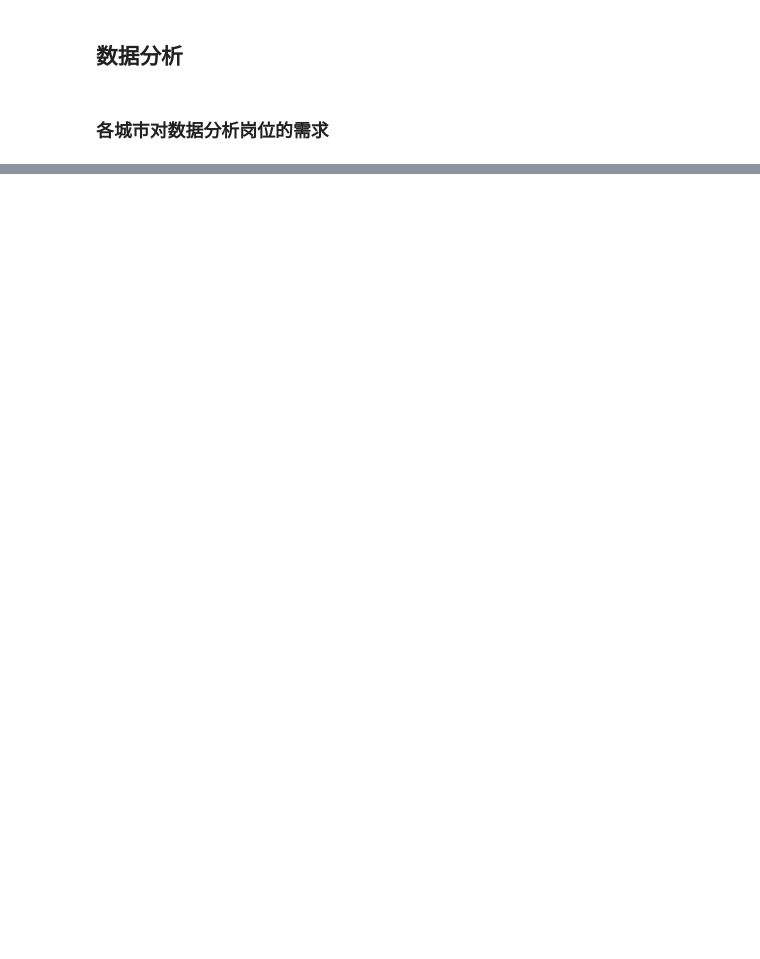
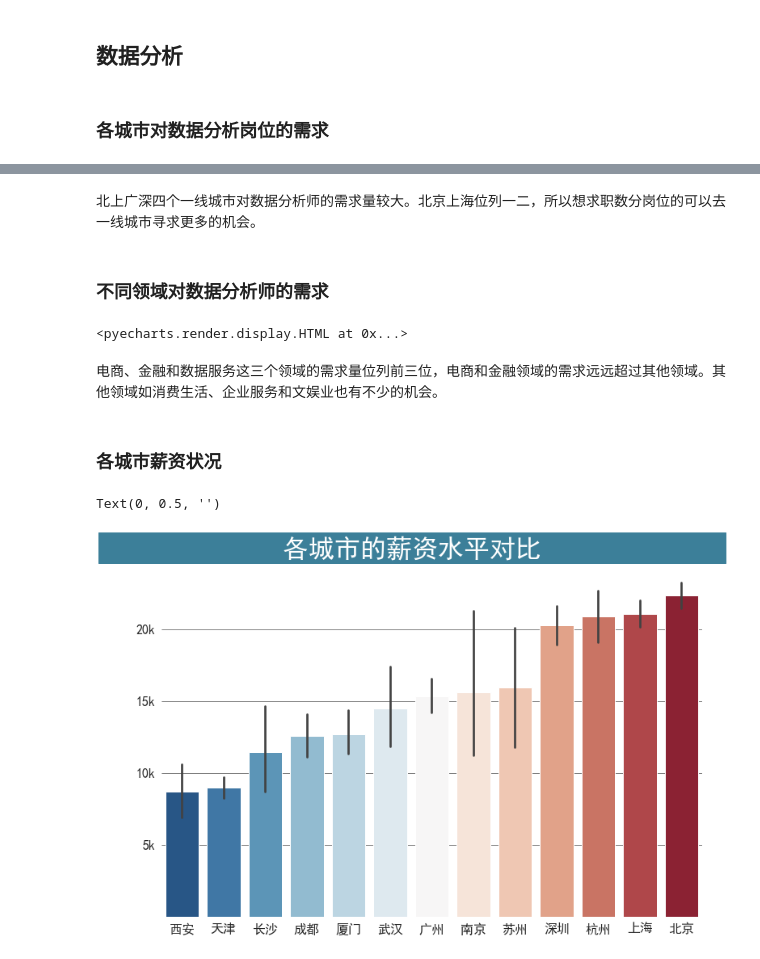
Before and after one commit to Suspect-wu/-, a Jupyter notebook: main.ipynb, the cells around one changed output, grey strips where cells are left out. Saved outputs shown, nothing was run; the diff lists cells and outputs as text; code cells hidden in the pictures; blank space fills up the shorter version.

```diff
--- a/main.ipynb
+++ b/main.ipynb
@@ -185,0 +145,46 @@ bar.render_notebook()
+# %% [markdown]
+北上广深四个一线城市对数据分析师的需求量较大。北京上海位列一二，所以想求职数分岗位的可以去一线城市寻求更多的机会。
+# %% [markdown]
+### 不同领域对数据分析师的需求
+# %%
+industry = df['industryField'].value_counts()[:10]
+industry_index = industry.index.tolist()
+industry = industry.tolist()
+
+
+bar = Bar()
+bar.add_xaxis(industry_index)
+bar.add_yaxis('',industry)
+# 取消标签设置
+bar.set_series_opts(label_opts=opts.LabelOpts(is_show=False))
+line = Line()
+line.add_xaxis(industry_index)
+line.add_yaxis('',industry)
+overlap = line.overlap(bar)
+
+overlap.set_global_opts(title_opts=opts.TitleOpts(title = '不同领域对数据分析师的需求'))
+overlap.load_javascript()
+overlap.render_notebook()
+# %% [output]
+<pyecharts.render.display.HTML at 0x...>
+# %% [markdown]
+电商、金融和数据服务这三个领域的需求量位列前三位，电商和金融领域的需求远远超过其他领域。其他领域如消费生活、企业服务和文娱业也有不少的机会。
+# %% [markdown]
+### 各城市薪资状况
+# %%
+fig,ax = plt.subplots(figsize=(12,8))
+city_order = df.groupby("city")["salary"].mean()\
+               .sort_values()\
+               .index.tolist()
+sns.barplot(x="city", y="salary", order=city_order, data=df, ci=95,palette="RdBu_r")
+fig.text(x=0.04, y=0.90, s='              各城市的薪资水平对比              ',
+         fontsize=32, weight='bold', color='white', backgroundcolor='#3c7f99')
+plt.tick_params(axis="both",labelsize=16,)
+ax.yaxis.grid(which='both', linewidth=0.5, color='black')
+ax.set_yticklabels([" ","5k","10k","15k","20k"])
+plt.box(False)
+plt.xlabel('')
+plt.ylabel('')
+# %% [output]
+Text(0, 0.5, '')
+[figure, added]
```
Also changed, not shown: parts of 52 cells of this notebook, 1 other file.
